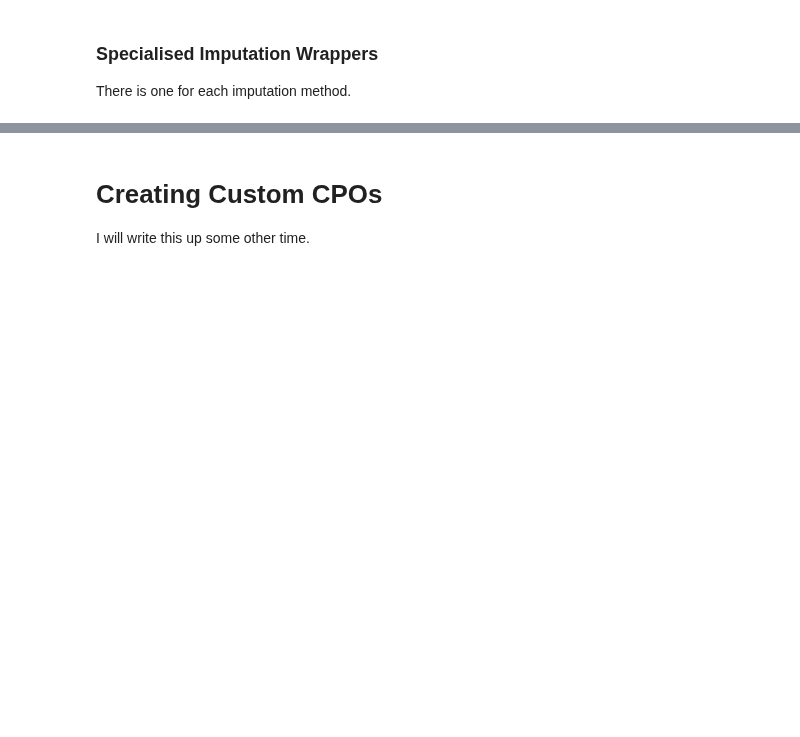
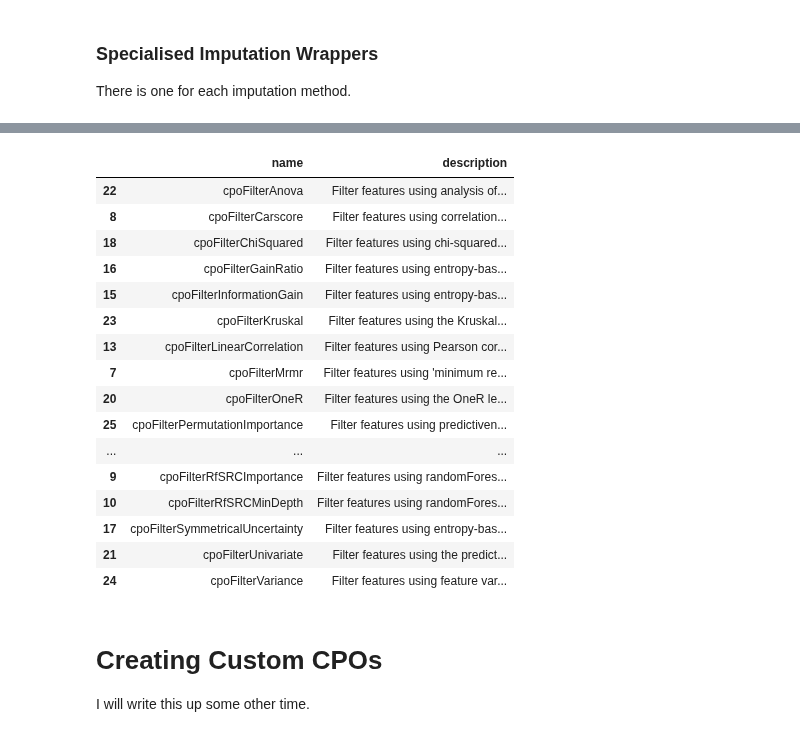
Before and after one commit to mlr-org/mlrCPO, a Jupyter notebook: todo-files/CPO Vignette.ipynb, the cells around one changed output, grey strips where cells are left out. Drawn from its saved outputs; the diff is of its cells as text; code cells hidden in the pictures; blank space fills up the shorter version.

Commit message:
Feature Filters

```diff
--- a/todo-files/CPO Vignette.ipynb
+++ b/todo-files/CPO Vignette.ipynb
@@ -367,3 +929,25 @@ listCPO()[listCPO()$subcategory == "specialised", c("name", "description")]
+# %%
+# The specialised filter CPOs are:
+listCPO()[listCPO()$category == "featurefilter" & listCPO()$subcategory == "specialised",
+          c("name", "description")]
+# %% [output]
+|  | name | description |
+| 22 | cpoFilterAnova | Filter features using analysis of... |
+| 8 | cpoFilterCarscore | Filter features using correlation... |
+| 18 | cpoFilterChiSquared | Filter features using chi-squared... |
+| 16 | cpoFilterGainRatio | Filter features using entropy-bas... |
+| 15 | cpoFilterInformationGain | Filter features using entropy-bas... |
+| 23 | cpoFilterKruskal | Filter features using the Kruskal... |
+| 13 | cpoFilterLinearCorrelation | Filter features using Pearson cor... |
+| 7 | cpoFilterMrmr | Filter features using 'minimum re... |
+| 20 | cpoFilterOneR | Filter features using the OneR le... |
+| 25 | cpoFilterPermutationImportance | Filter features using predictiven... |
+| ... | ... | ... |
+| 9 | cpoFilterRfSRCImportance | Filter features using randomFores... |
+| 10 | cpoFilterRfSRCMinDepth | Filter features using randomFores... |
+| 17 | cpoFilterSymmetricalUncertainty | Filter features using entropy-bas... |
+| 21 | cpoFilterUnivariate | Filter features using the predict... |
+| 24 | cpoFilterVariance | Filter features using feature var... |
 # %% [markdown]
 # Creating Custom CPOs
 I will write this up some other time.
```
Also changed, not shown: parts of 89 cells of this notebook, 45 other files.
